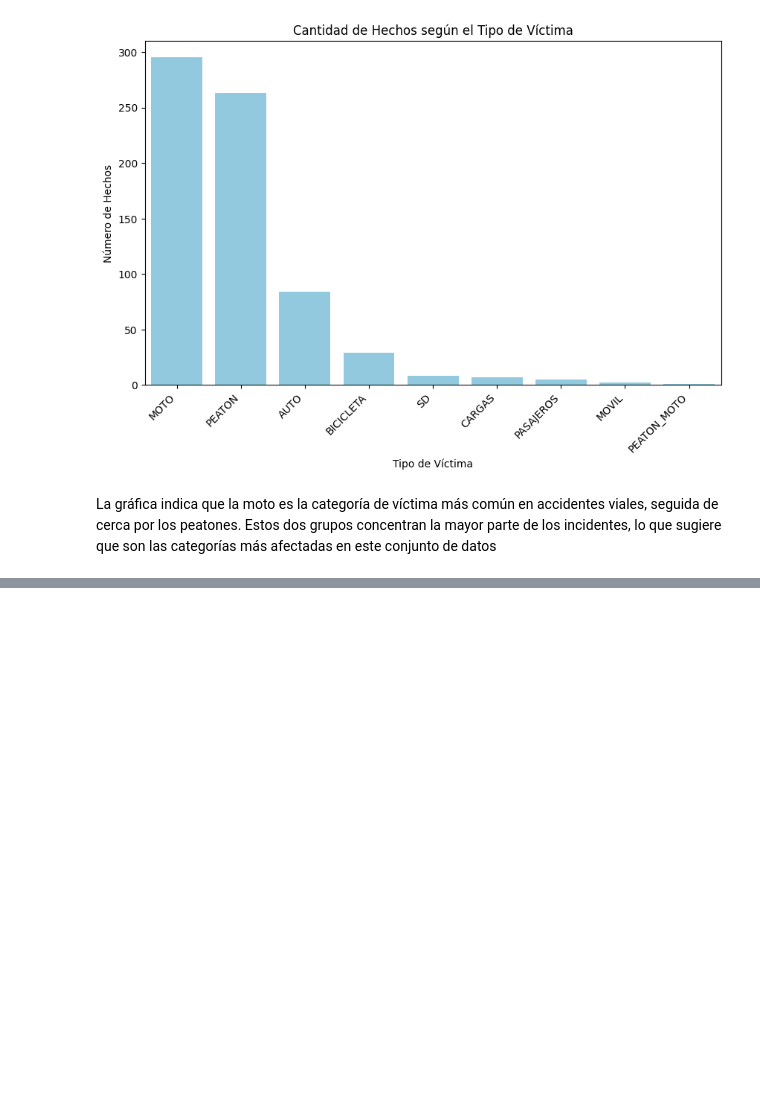
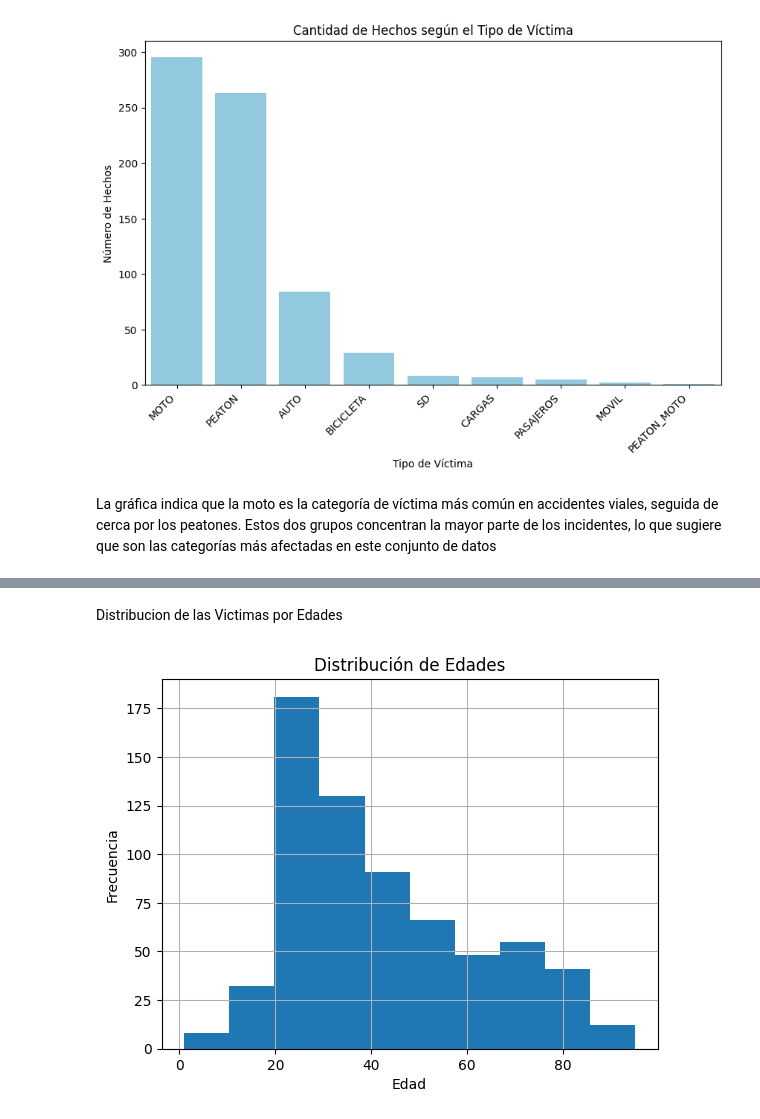
Before and after one commit to C-Hidalgo/Siniestros_data_analyst, a Jupyter notebook: ETL-EDA/EDA.ipynb, the cells around one changed output, grey strips where cells are left out. Cells and saved outputs as stored; diff of their text form; code cells hidden in the pictures; blank space fills up the shorter version.

```diff
--- a/ETL-EDA/EDA.ipynb
+++ b/ETL-EDA/EDA.ipynb
@@ -117,0 +155,14 @@ La gráfica indica que la moto es la categoría de víctima más común en accid
+# %% [markdown]
+Distribucion de las Victimas por Edades
+# %%
+# Convertir la columna 'EDAD' a tipo numérico
+victimas['EDAD'] = pd.to_numeric(victimas['EDAD'], errors='coerce')
+
+# Crear el histograma después de la conversión
+victimas['EDAD'].hist()
+plt.title('Distribución de Edades')
+plt.xlabel('Edad')
+plt.ylabel('Frecuencia')
+plt.show()
+# %% [output]
+[figure, added]
```
Also changed, not shown: parts of 20 cells of this notebook, 1 other file.
